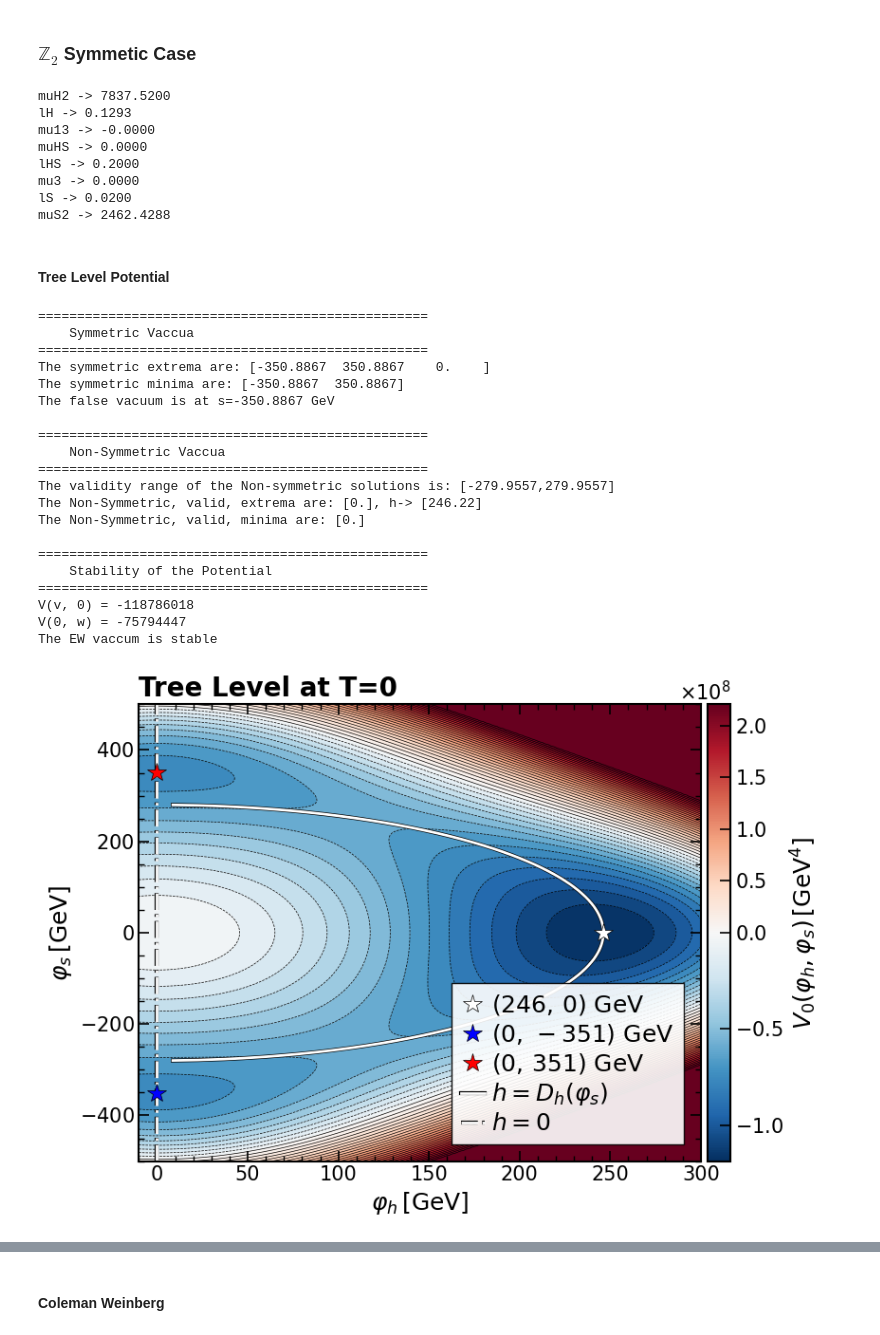
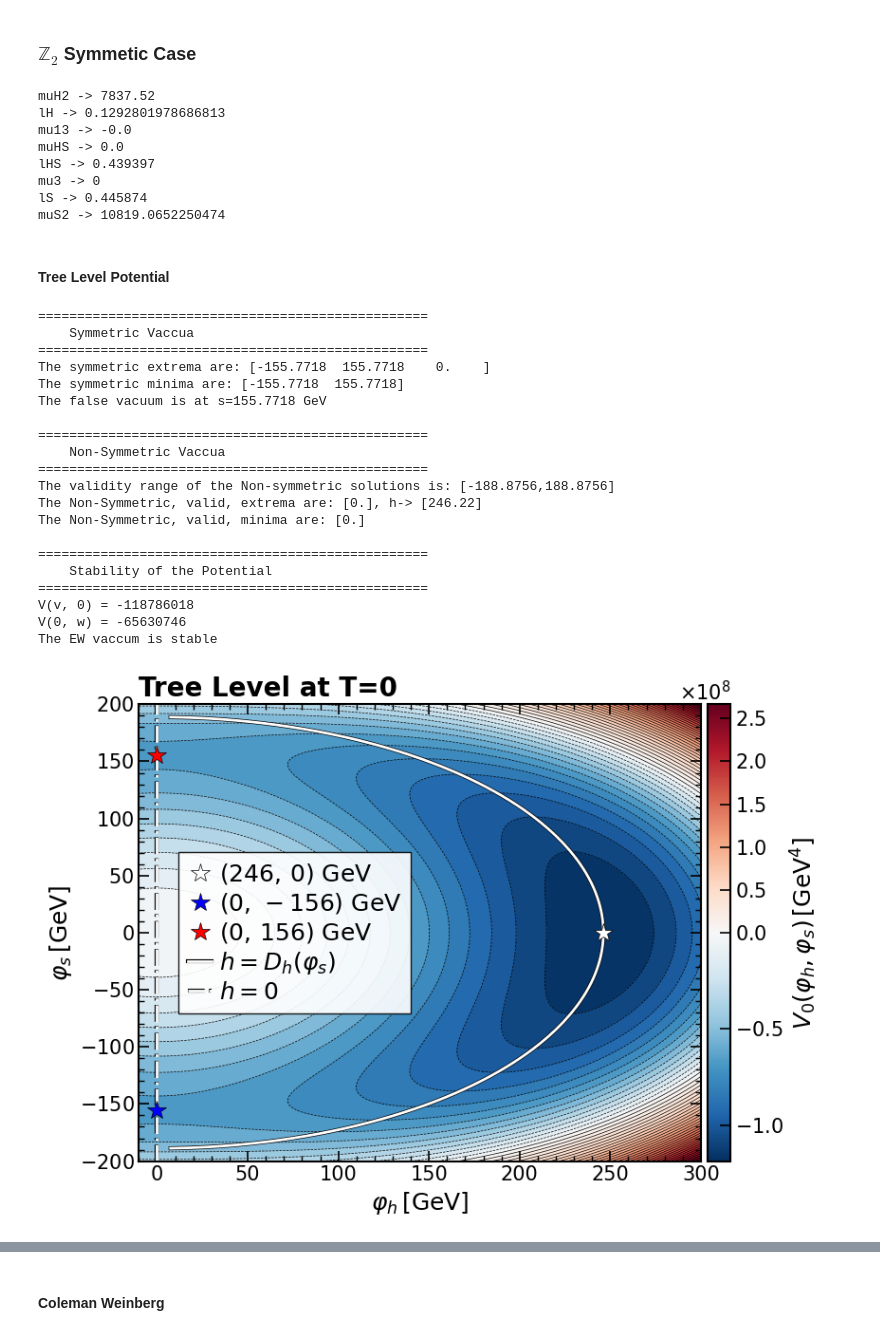
Before and after one commit to Diego-gt-phys/TFM-Repository, a Jupyter notebook: xSM_Tadpole_Analysis.ipynb, the cells around one changed output, grey strips where cells are left out. Drawn from its saved outputs; the diff is of its cells as text; code cells hidden in the pictures.

```diff
--- a/xSM_Tadpole_Analysis.ipynb
+++ b/xSM_Tadpole_Analysis.ipynb
@@ -353,11 +362,11 @@ plt.show()
 ### $\mathbb{Z}_2$ Symmetic Case
 # %%
 m1  = 125.20
-m2  = 60.0
+m2  = 50.0
 th  = 0
 v0  = 246.22
-lHS = 0.2
-lS  = 0.02
+lHS = 0.439397
+lS  = 0.445874
 mu3 = 0
 
 params = physical_to_lagrangian(
@@ -380,20 +389,20 @@ muS2 = params["muS2"]
 mu13 = params["mu13"]
 
 for i in params.keys():
-    print(f"{i} -> {params[i]:.4f}")
+    print(f"{i} -> {params[i]}")
 
 model = xSM(**{k: params[k] for k in ['lH','lHS','muHS','lS','mu3', 'muS2']})
 v = model.v_os
 w = model.w_os
 # %% [output]
-muH2 -> 7837.5200
-lH -> 0.1293
-mu13 -> -0.0000
-muHS -> 0.0000
-lHS -> 0.2000
-mu3 -> 0.0000
-lS -> 0.0200
-muS2 -> 2462.4288
+muH2 -> 7837.52
+lH -> 0.1292801978686813
+mu13 -> -0.0
+muHS -> 0.0
+lHS -> 0.439397
+mu3 -> 0
+lS -> 0.445874
+muS2 -> 10819.0652250474
 # %% [markdown]
 #### Tree Level Potential
 # %%
@@ -418,12 +427,12 @@ sm = (-muHS-(2*lHS*muH2+muHS**2)**0.5)/(lHS)
 
 a = (lS - lHS**2/(4*lH))
 b = -(mu3 + 3*lHS*muHS/(4*lH))
-c = (lHS*muH2 - muHS**2 + 2*lH*muS2)/(2*lH)
+c = (lHS*muH2 - muHS**2 - 2*lH*muS2)/(2*lH)
 d = (muH2*muHS)/(2*lH) + mu13
 X = np.roots([a, b, c, d])
 realX = X[np.abs(X.imag) < 1e-8].real
 validX = realX[(sm < realX) & (realX < sp)]
-d2V = (lHS*muH2 - muHS**2 + 2*lH*muS2)/(2*lH) - (mu3 + 3*lHS*muHS/(2*lH)) * validX + (lS - lHS**2/(4*lH)) * validX**2
+d2V = (lHS*muH2 - muHS**2 - 2*lH*muS2)/(2*lH) - (mu3 + 3*lHS*muHS/(2*lH)) * validX + (lS - lHS**2/(4*lH)) * validX**2
 minimaX = validX[d2V > 0]
 root_hp  =  np.sqrt(-validX**2 * lHS + 2*muH2 - 2*validX*muHS) / (np.sqrt(2) * np.sqrt(lH))
 
@@ -446,20 +455,20 @@ print(f"V(0, w) = {Vw[0]:.0f}")
 if Vv[0] < Vw[0]:
     print(f"The EW vaccum is stable")
 
-if Vv[0] >= Vw[0]:
+if Vv[0] > Vw[0]:
     print(f"The EW vaccum is meta-stable")
 # %% [output]
 ==================================================
     Symmetric Vaccua
 ==================================================
-The symmetric extrema are: [-350.8867  350.8867    0.    ]
-The symmetric minima are: [-350.8867  350.8867]
-The false vacuum is at s=-350.8867 GeV
+The symmetric extrema are: [-155.7718  155.7718    0.    ]
+The symmetric minima are: [-155.7718  155.7718]
+The false vacuum is at s=155.7718 GeV
 
 ==================================================
     Non-Symmetric Vaccua
 ==================================================
-The validity range of the Non-symmetric solutions is: [-279.9557,279.9557]
+The validity range of the Non-symmetric solutions is: [-188.8756,188.8756]
 The Non-Symmetric, valid, extrema are: [0.], h-> [246.22]
 The Non-Symmetric, valid, minima are: [0.]
 
@@ -467,12 +476,12 @@ The Non-Symmetric, valid, minima are: [0.]
     Stability of the Potential
 ==================================================
 V(v, 0) = -118786018
-V(0, w) = -75794447
+V(0, w) = -65630746
 The EW vaccum is stable
 # %%
 # Set the values of h & s
 hmin, hmax = (-10, 300)
-smin, smax = (-500, 500)
+smin, smax = (-200, 200)
 
 # Create the Paths
 s_path  = np.linspace(smin, smax, 1000)
@@ -491,7 +500,7 @@ s_vals = np.linspace(smin, smax, 200)
 H, S   = np.meshgrid(h_vals, s_vals)
 X_grid = np.column_stack([H.ravel(), S.ravel()])
 V_grid = model.V0(X_grid).reshape(H.shape)
-V_plot = np.clip(V_grid, np.percentile(V_grid, 0), np.percentile(V_grid, 90))
+V_plot = np.clip(V_grid, np.percentile(V_grid, 0), np.percentile(V_grid, 100))
 V_shifted = V_plot - model.V0(np.array([[0.0, 0.0]]))
 
 # Normalize the cmap
@@ -503,8 +512,8 @@ fig, ax = plt.subplots(figsize=(8.5, 6))
 
 cp = ax.contourf(H, S, V_shifted, levels=50, cmap='RdBu_r', norm=norm)
 ax.contour(H, S, V_shifted, levels=50, colors='k', linewidths=0.5, alpha=1)
-ax.plot(root_hp[0], validX[0], 'w*', markersize=15, zorder=5, markeredgecolor='k', markeredgewidth=0.5,
-        label=rf'$({root_hp[0]:.0f},\,{validX[0]:.0f})$ GeV')
+ax.plot(root_hp[-1], validX[-1], 'w*', markersize=15, zorder=5, markeredgecolor='k', markeredgewidth=0.5,
+        label=rf'$({root_hp[-1]:.0f},\,{validX[-1]:.0f})$ GeV')
 ax.plot(0, minima_roots[0], 'b*', markersize=15, zorder=5, markeredgecolor='k', markeredgewidth=0.5,
         label=rf'$({0},\,{minima_roots[0]:.0f})$ GeV')
 ax.plot(0, minima_roots[1], 'r*', markersize=15, zorder=5, markeredgecolor='k', markeredgewidth=0.5,
@@ -518,35 +527,35 @@ ax.set_ylabel(r'$\varphi_s \, [\mathrm{GeV}]$', fontsize=18)
 ax.yaxis.set_major_formatter(ScalarFormatter(useMathText=True))
 ax.ticklabel_format(style='sci', axis='y', scilimits=(-2, 2))
 ax.yaxis.get_offset_text().set_fontsize(15)
 
 for spine in ax.spines.values():
     spine.set_linewidth(1.5)
 
 ax.tick_params(axis='both', which='major', direction='in',
                length=8, width=1.2, labelsize=15, top=True, right=True)
 ax.tick_params(axis='both', which='minor', direction='in',
                length=4, width=1,   labelsize=15, top=True, right=True)
 ax.minorticks_on()
 
 cbar = fig.colorbar(sm, ax=ax, pad=0.01)
 cbar.set_label(r'$V_{0}(\varphi_h,\varphi_s) \, [\mathrm{GeV^4}]$', fontsize=18)
 cbar.ax.tick_params(labelsize=15)
 cbar.ax.yaxis.set_major_formatter(ScalarFormatter(useMathText=True))
 cbar.ax.yaxis.get_offset_text().set_fontsize(15)
 plt.ticklabel_format(style='sci', axis='y', scilimits=(-2,3))
 for spine in cbar.ax.spines.values():
     spine.set_linewidth(1.5)
 cbar.ax.tick_params(axis='both', which='major', direction='in',
                length=8, width=1.2, labelsize=15)
 
-ax.legend(fontsize=18, frameon=True, fancybox=False, loc = "lower right", bbox_to_anchor=(0.99, 0.01),ncol = 1, edgecolor="black", framealpha=0.9, labelspacing=0.2, handletextpad=0.3, handlelength=1, columnspacing=1)
+ax.legend(fontsize=18, frameon=True, fancybox=False, loc = "center left", bbox_to_anchor=(0.05, 0.5),ncol = 1, edgecolor="black", framealpha=0.9, labelspacing=0.2, handletextpad=0.3, handlelength=1, columnspacing=1)
 
 plt.title(r"Tree Level at T=0", loc='left', fontsize=20, fontweight='bold')
 plt.tight_layout()
 plt.savefig("Figures/Z2_TL_Contour.pdf", format="pdf", bbox_inches="tight")
 plt.show()
 # %% [output]
-[figure, old version]
+[figure, new version]
 # %%
 # Potential allong paths
 sp = (-muHS+(2*lHS*muH2+muHS**2)**0.5)/(lHS)
```
Also changed, not shown: parts of 29 cells of this notebook.
